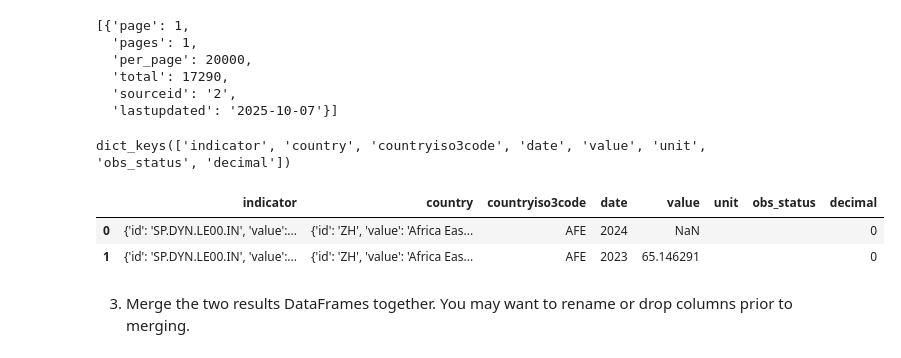
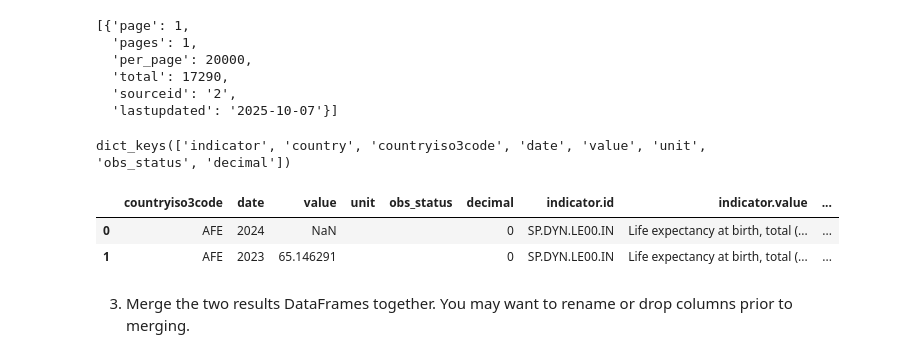
Before and after one commit to nss-data-science-cohort-9/apis-exercise-Grantalan, a Jupyter notebook: notebooks/UNData_API_Exercise.ipynb, the cells around one changed output. Drawn from its saved outputs; the diff is of its cells as text; code cells hidden in the pictures.

```diff
--- a/notebooks/UNData_API_Exercise.ipynb
+++ b/notebooks/UNData_API_Exercise.ipynb
@@ -86,11 +98,11 @@ res2[1][0].keys()
 # %% [output]
 dict_keys(['indicator', 'country', 'countryiso3code', 'date', 'value', 'unit', 'obs_status', 'decimal'])
 # %%
-le_df = pd.DataFrame(res2[1])
+le_df = pd.json_normalize(res2[1])
 le_df.head(2)
 # %% [output]
-|  | indicator | country | countryiso3code | date | value | unit | obs_status | decimal |
-| 0 | {'id': 'SP.DYN.LE00.IN', 'value':... | {'id': 'ZH', 'value': 'Africa Eas... | AFE | 2024 | NaN |  |  | 0 |
-| 1 | {'id': 'SP.DYN.LE00.IN', 'value':... | {'id': 'ZH', 'value': 'Africa Eas... | AFE | 2023 | 65.146291 |  |  | 0 |
+|  | countryiso3code | date | value | unit | obs_status | decimal | indicator.id | indicator.value | ... |
+| 0 | AFE | 2024 | NaN |  |  | 0 | SP.DYN.LE00.IN | Life expectancy at birth, total (... | ... |
+| 1 | AFE | 2023 | 65.146291 |  |  | 0 | SP.DYN.LE00.IN | Life expectancy at birth, total (... | ... |
 # %% [markdown]
 3. Merge the two results DataFrames together. You may want to rename or drop columns prior to merging.
```
Also changed, not shown: parts of 13 cells of this notebook.
